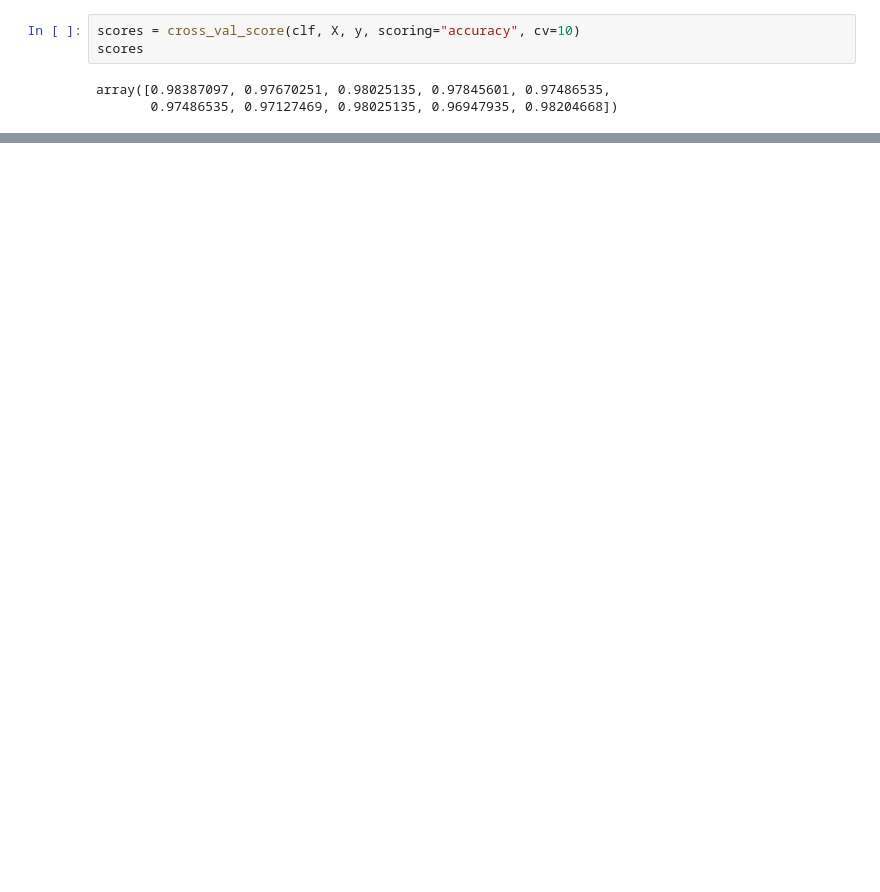
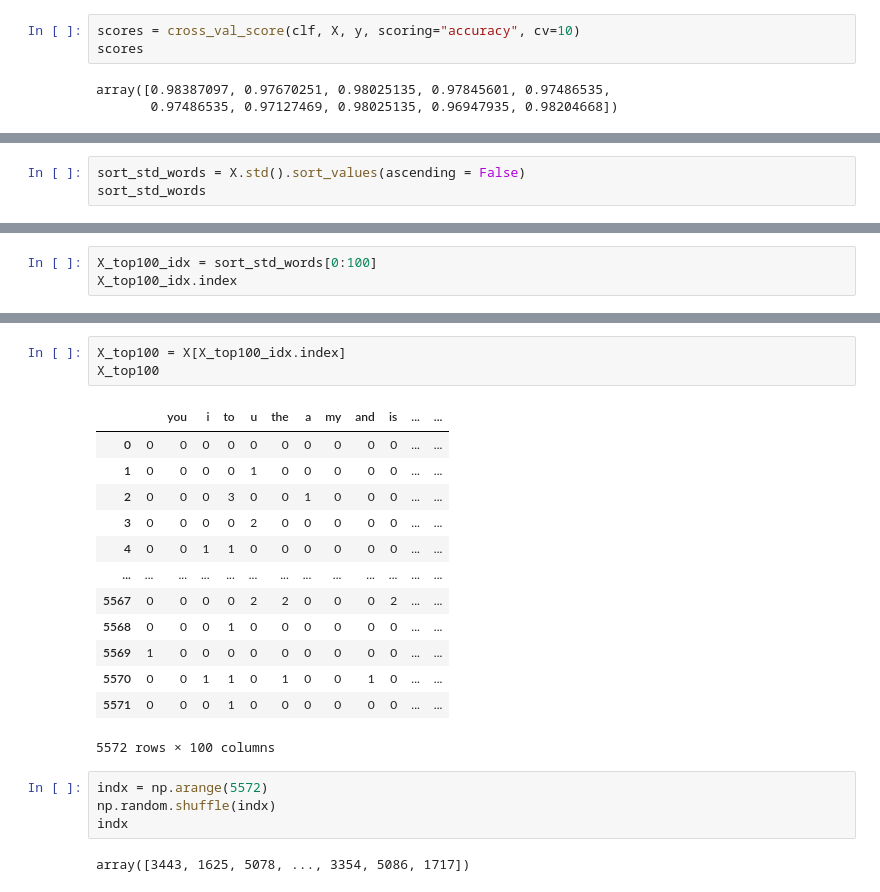
Before and after one commit to smenaaliaga/Magister, a Jupyter notebook: naive-bayes-for-classification-ham-or-samp-in-sms.ipynb, the cells around one changed output, grey strips where cells are left out. Saved outputs shown, nothing was run; the diff lists cells and outputs as text; blank space fills up the shorter version.

```diff
--- a/naive-bayes-for-classification-ham-or-samp-in-sms.ipynb
+++ b/naive-bayes-for-classification-ham-or-samp-in-sms.ipynb
@@ -118,0 +121,3 @@ array([[1418,   25],
+# %%
+sort_std_words = X.std().sort_values(ascending = False)
+sort_std_words
@@ -118,0 +145,3 @@ array([[1418,   25],
+# %%
+X_top100_idx = sort_std_words[0:100]
+X_top100_idx.index
@@ -118,0 +161,23 @@ array([[1418,   25],
+# %%
+X_top100 = X[X_top100_idx.index]
+X_top100
+# %% [output]
+|  |  | you | i | to | u | the | a | my | and | is | ... | ... |
+| 0 | 0 | 0 | 0 | 0 | 0 | 0 | 0 | 0 | 0 | 0 | ... | ... |
+| 1 | 0 | 0 | 0 | 0 | 1 | 0 | 0 | 0 | 0 | 0 | ... | ... |
+| 2 | 0 | 0 | 0 | 3 | 0 | 0 | 1 | 0 | 0 | 0 | ... | ... |
+| 3 | 0 | 0 | 0 | 0 | 2 | 0 | 0 | 0 | 0 | 0 | ... | ... |
+| 4 | 0 | 0 | 1 | 1 | 0 | 0 | 0 | 0 | 0 | 0 | ... | ... |
+| ... | ... | ... | ... | ... | ... | ... | ... | ... | ... | ... | ... | ... |
+| 5567 | 0 | 0 | 0 | 0 | 2 | 2 | 0 | 0 | 0 | 2 | ... | ... |
+| 5568 | 0 | 0 | 0 | 1 | 0 | 0 | 0 | 0 | 0 | 0 | ... | ... |
+| 5569 | 1 | 0 | 0 | 0 | 0 | 0 | 0 | 0 | 0 | 0 | ... | ... |
+| 5570 | 0 | 0 | 1 | 1 | 0 | 1 | 0 | 0 | 1 | 0 | ... | ... |
+| 5571 | 0 | 0 | 0 | 1 | 0 | 0 | 0 | 0 | 0 | 0 | ... | ... |
+5572 rows × 100 columns
+# %%
+indx = np.arange(5572)
+np.random.shuffle(indx)
+indx
+# %% [output]
+array([3443, 1625, 5078, ..., 3354, 5086, 1717])
```
Also changed, not shown: parts of 10 cells of this notebook.
